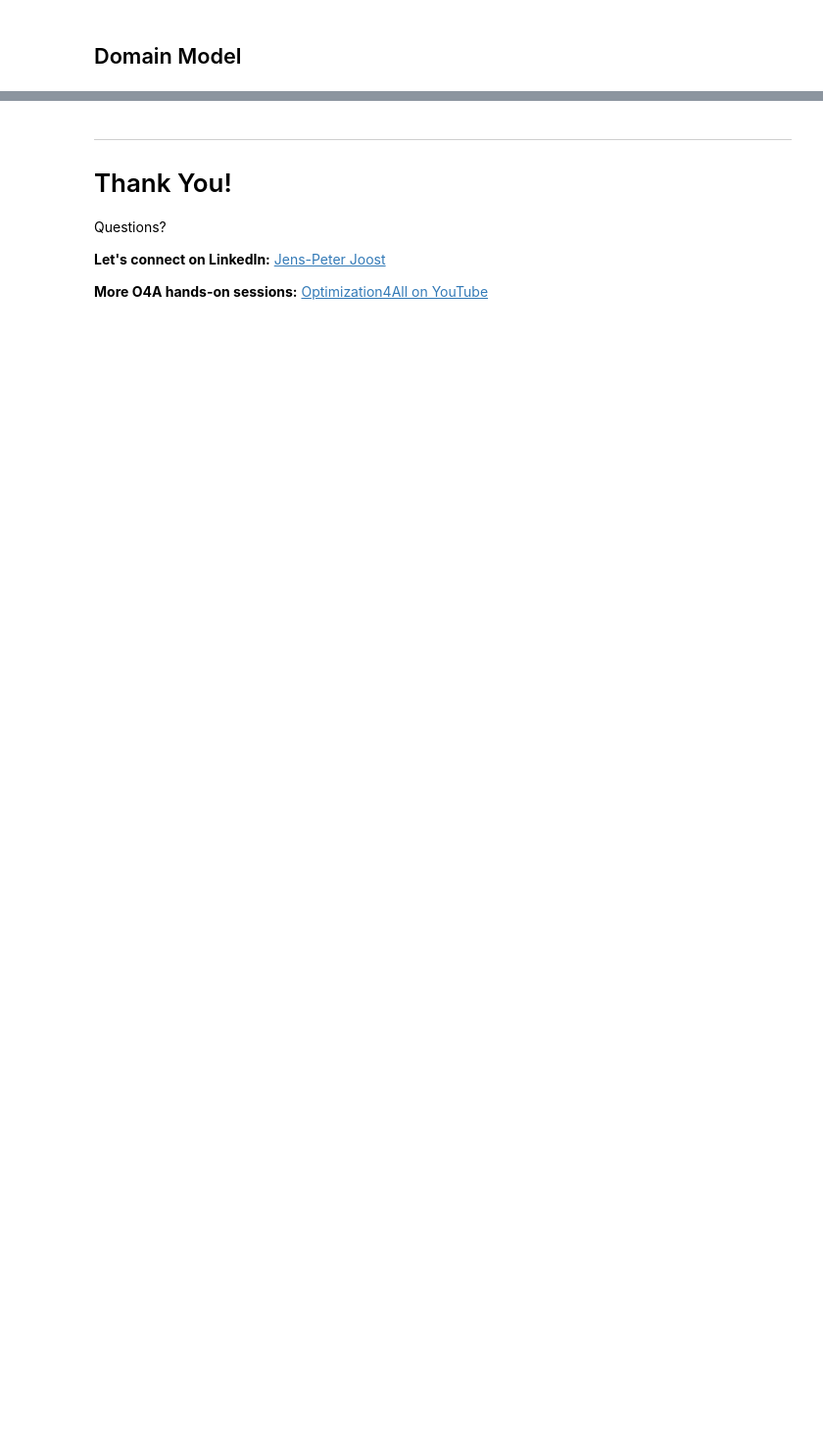
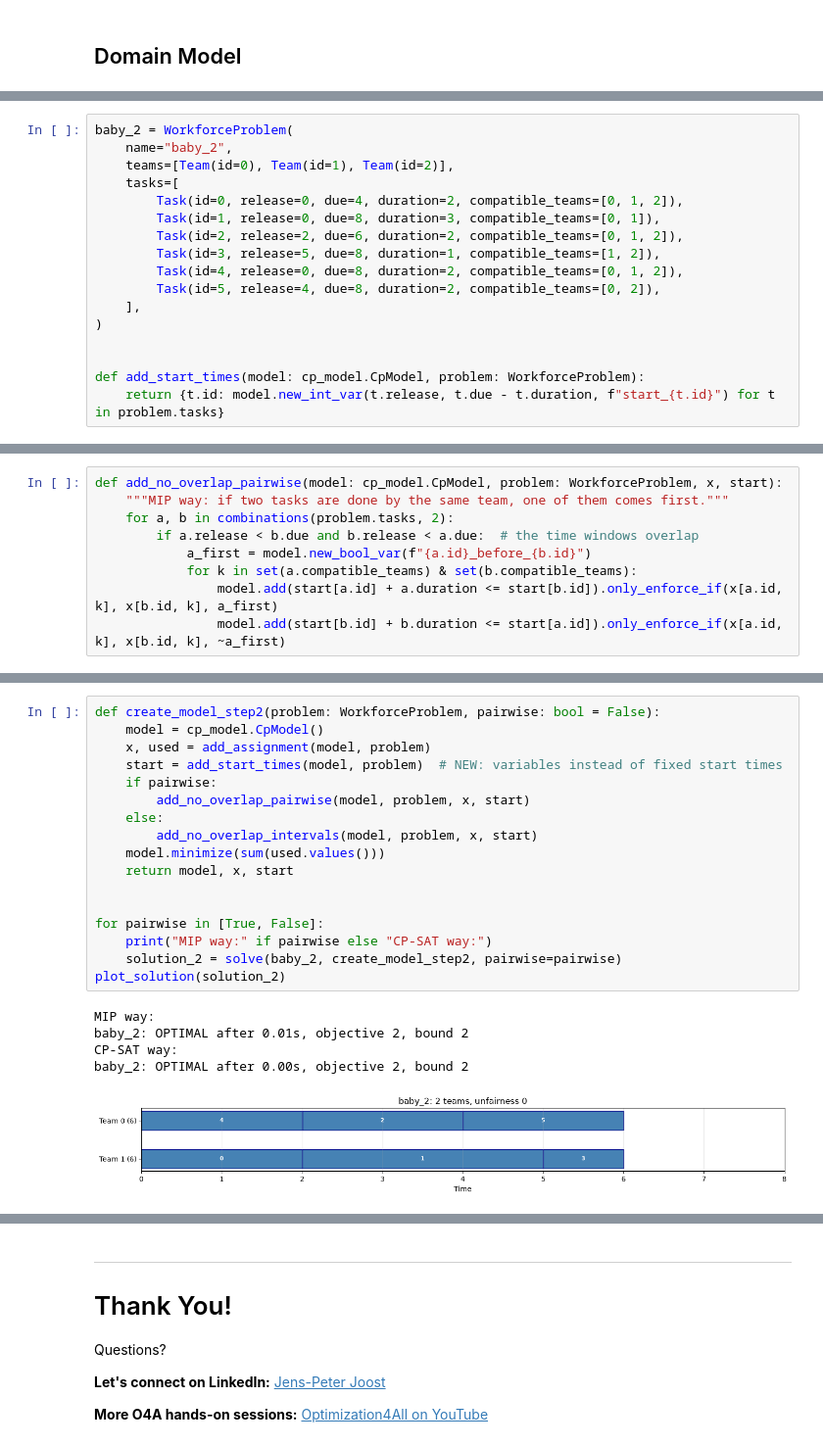
Before and after one commit to jpjj/O4A-Hands-On-CP-SAT, a Jupyter notebook: cp_sat_complete.ipynb, the cells around one changed output, grey strips where cells are left out. Shown at 98% size. Cells and saved outputs as stored; diff of their text form; blank space fills up the shorter version.

Commit message:
revamp, only one usecase left

```diff
--- a/cp_sat_complete.ipynb
+++ b/cp_sat_complete.ipynb
@@ -1291,0 +511,17 @@ In the MiniZinc Challenge 2026, MIP solvers won on problems like warehouse locat
+# %%
+baby_2 = WorkforceProblem(
+    name="baby_2",
+    teams=[Team(id=0), Team(id=1), Team(id=2)],
+    tasks=[
+        Task(id=0, release=0, due=4, duration=2, compatible_teams=[0, 1, 2]),
+        Task(id=1, release=0, due=8, duration=3, compatible_teams=[0, 1]),
+        Task(id=2, release=2, due=6, duration=2, compatible_teams=[0, 1, 2]),
+        Task(id=3, release=5, due=8, duration=1, compatible_teams=[1, 2]),
+        Task(id=4, release=0, due=8, duration=2, compatible_teams=[0, 1, 2]),
+        Task(id=5, release=4, due=8, duration=2, compatible_teams=[0, 2]),
+    ],
+)
+
+
+def add_start_times(model: cp_model.CpModel, problem: WorkforceProblem):
+    return {t.id: model.new_int_var(t.release, t.due - t.duration, f"start_{t.id}") for t in problem.tasks}
@@ -1291,0 +539,9 @@ In the MiniZinc Challenge 2026, MIP solvers won on problems like warehouse locat
+# %%
+def add_no_overlap_pairwise(model: cp_model.CpModel, problem: WorkforceProblem, x, start):
+    """MIP way: if two tasks are done by the same team, one of them comes first."""
+    for a, b in combinations(problem.tasks, 2):
+        if a.release < b.due and b.release < a.due:  # the time windows overlap
+            a_first = model.new_bool_var(f"{a.id}_before_{b.id}")
+            for k in set(a.compatible_teams) & set(b.compatible_teams):
+                model.add(start[a.id] + a.duration <= start[b.id]).only_enforce_if(x[a.id, k], x[b.id, k], a_first)
+                model.add(start[b.id] + b.duration <= start[a.id]).only_enforce_if(x[a.id, k], x[b.id, k], ~a_first)
@@ -1291,0 +552,23 @@ In the MiniZinc Challenge 2026, MIP solvers won on problems like warehouse locat
+# %%
+def create_model_step2(problem: WorkforceProblem, pairwise: bool = False):
+    model = cp_model.CpModel()
+    x, used = add_assignment(model, problem)
+    start = add_start_times(model, problem)  # NEW: variables instead of fixed start times
+    if pairwise:
+        add_no_overlap_pairwise(model, problem, x, start)
+    else:
+        add_no_overlap_intervals(model, problem, x, start)
+    model.minimize(sum(used.values()))
+    return model, x, start
+
+
+for pairwise in [True, False]:
+    print("MIP way:" if pairwise else "CP-SAT way:")
+    solution_2 = solve(baby_2, create_model_step2, pairwise=pairwise)
+plot_solution(solution_2)
+# %% [output]
+MIP way:
+baby_2: OPTIMAL after 0.01s, objective 2, bound 2
+CP-SAT way:
+baby_2: OPTIMAL after 0.00s, objective 2, bound 2
+[figure, added]
```
Also changed, not shown: parts of 98 cells of this notebook, 13 other files.
